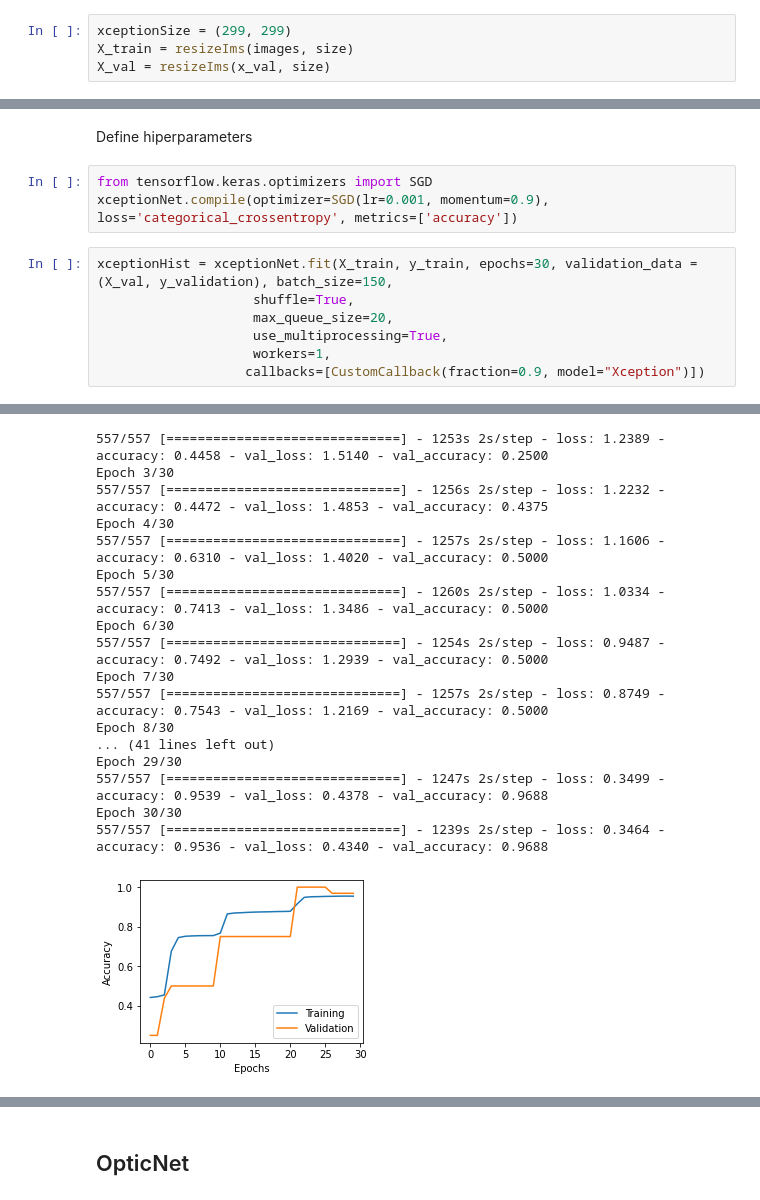
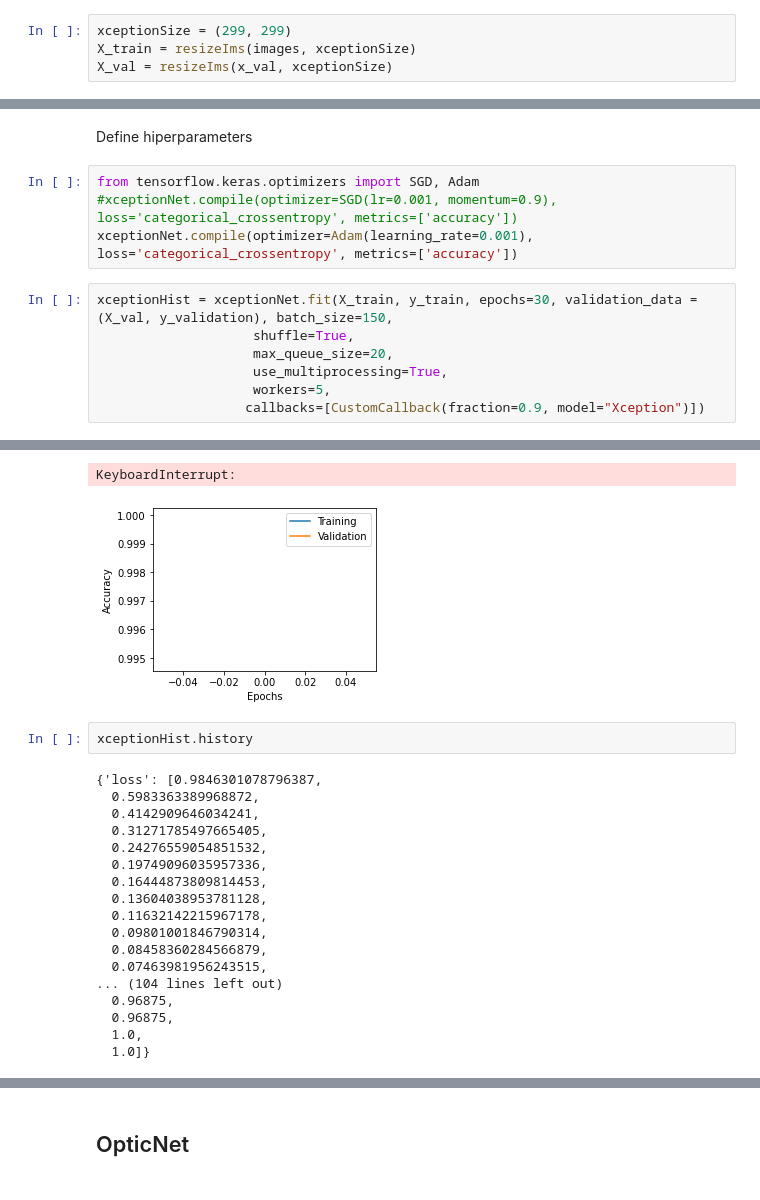
Before and after one commit to HpcDataLab/DL_ENESJ_IMO, a Jupyter notebook: Xception_OpticNet_ResNet50.ipynb, the cells around one changed output, grey strips where cells are left out. Cells and saved outputs as stored; diff of their text form.

Commit message:
Train Xception with ADAM and testing results

```diff
--- a/Xception_OpticNet_ResNet50.ipynb
+++ b/Xception_OpticNet_ResNet50.ipynb
@@ -81,8 +81,8 @@ xceptionNet = Model(inputs=xceptionNetModel.input, outputs=predictions)
 Resize images to desired shape
 # %%
 xceptionSize = (299, 299)
-X_train = resizeIms(images, size)
-X_val = resizeIms(x_val, size)
+X_train = resizeIms(images, xceptionSize)
+X_val = resizeIms(x_val, xceptionSize)
 # %%
 y_train = to_categorical(y_trn,len(labels_list))
 y_validation = to_categorical(y_val,len(labels_list))
@@ -140,14 +140,15 @@ os.environ["CUDA_VISIBLE_DEVICES"]="0"
 # %% [markdown]
 Define hiperparameters
 # %%
-from tensorflow.keras.optimizers import SGD
-xceptionNet.compile(optimizer=SGD(lr=0.001, momentum=0.9), loss='categorical_crossentropy', metrics=['accuracy'])
+from tensorflow.keras.optimizers import SGD, Adam
+#xceptionNet.compile(optimizer=SGD(lr=0.001, momentum=0.9), loss='categorical_crossentropy', metrics=['accuracy'])
+xceptionNet.compile(optimizer=Adam(learning_rate=0.001), loss='categorical_crossentropy', metrics=['accuracy'])
 # %%
 xceptionHist = xceptionNet.fit(X_train, y_train, epochs=30, validation_data = (X_val, y_validation), batch_size=150,
                     shuffle=True,
                     max_queue_size=20,
                     use_multiprocessing=True,
-                    workers=1,
+                    workers=5,
                    callbacks=[CustomCallback(fraction=0.9, model="Xception")])
 # %% [output]
 Epoch 1/30
@@ -155,21 +156,25 @@ Epoch 1/30
 Epoch 2/30
-557/557 [==============================] - 1253s 2s/step - loss: 1.2389 - accuracy: 0.4458 - val_loss: 1.5140 - val_accuracy: 0.2500
-Epoch 3/30
-557/557 [==============================] - 1256s 2s/step - loss: 1.2232 - accuracy: 0.4472 - val_loss: 1.4853 - val_accuracy: 0.4375
-Epoch 4/30
-557/557 [==============================] - 1257s 2s/step - loss: 1.1606 - accuracy: 0.6310 - val_loss: 1.4020 - val_accuracy: 0.5000
-Epoch 5/30
-557/557 [==============================] - 1260s 2s/step - loss: 1.0334 - accuracy: 0.7413 - val_loss: 1.3486 - val_accuracy: 0.5000
-Epoch 6/30
-557/557 [==============================] - 1254s 2s/step - loss: 0.9487 - accuracy: 0.7492 - val_loss: 1.2939 - val_accuracy: 0.5000
-Epoch 7/30
-557/557 [==============================] - 1257s 2s/step - loss: 0.8749 - accuracy: 0.7543 - val_loss: 1.2169 - val_accuracy: 0.5000
-Epoch 8/30
-... (41 lines left out)
-Epoch 29/30
-557/557 [==============================] - 1247s 2s/step - loss: 0.3499 - accuracy: 0.9539 - val_loss: 0.4378 - val_accuracy: 0.9688
-Epoch 30/30
-557/557 [==============================] - 1239s 2s/step - loss: 0.3464 - accuracy: 0.9536 - val_loss: 0.4340 - val_accuracy: 0.9688
+KeyboardInterrupt:
-[figure, old version]
+[figure, new version]
+# %%
+xceptionHist.history
+# %% [output]
+{'loss': [0.9846301078796387,
+  0.5983363389968872,
+  0.4142909646034241,
+  0.31271785497665405,
+  0.24276559054851532,
+  0.19749096035957336,
+  0.16444873809814453,
+  0.13604038953781128,
+  0.11632142215967178,
+  0.09801001846790314,
+  0.08458360284566879,
+  0.07463981956243515,
+... (104 lines left out)
+  0.96875,
+  0.96875,
+  1.0,
+  1.0]}
 # %%
 # Calling `save('my_model')` creates a SavedModel folder `my_model`.
```
Also changed, not shown: parts of 4 cells of this notebook.
